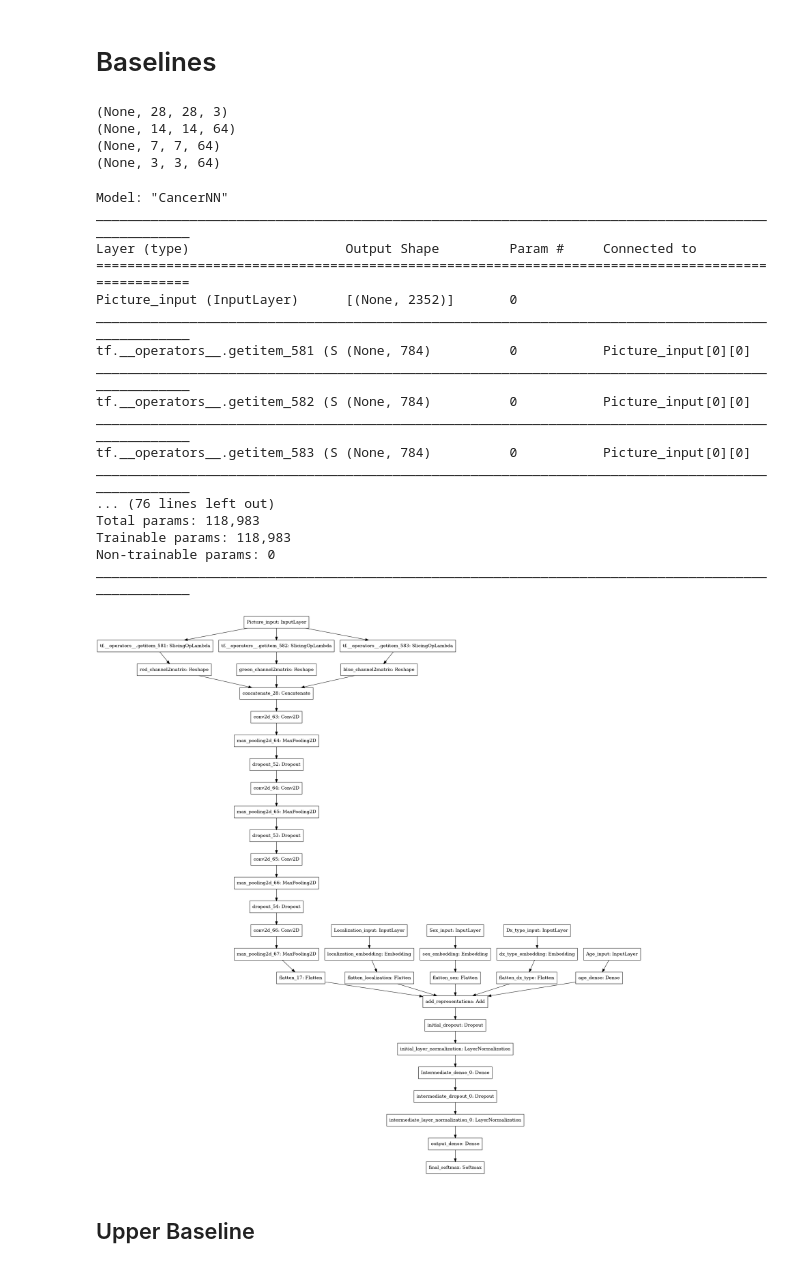
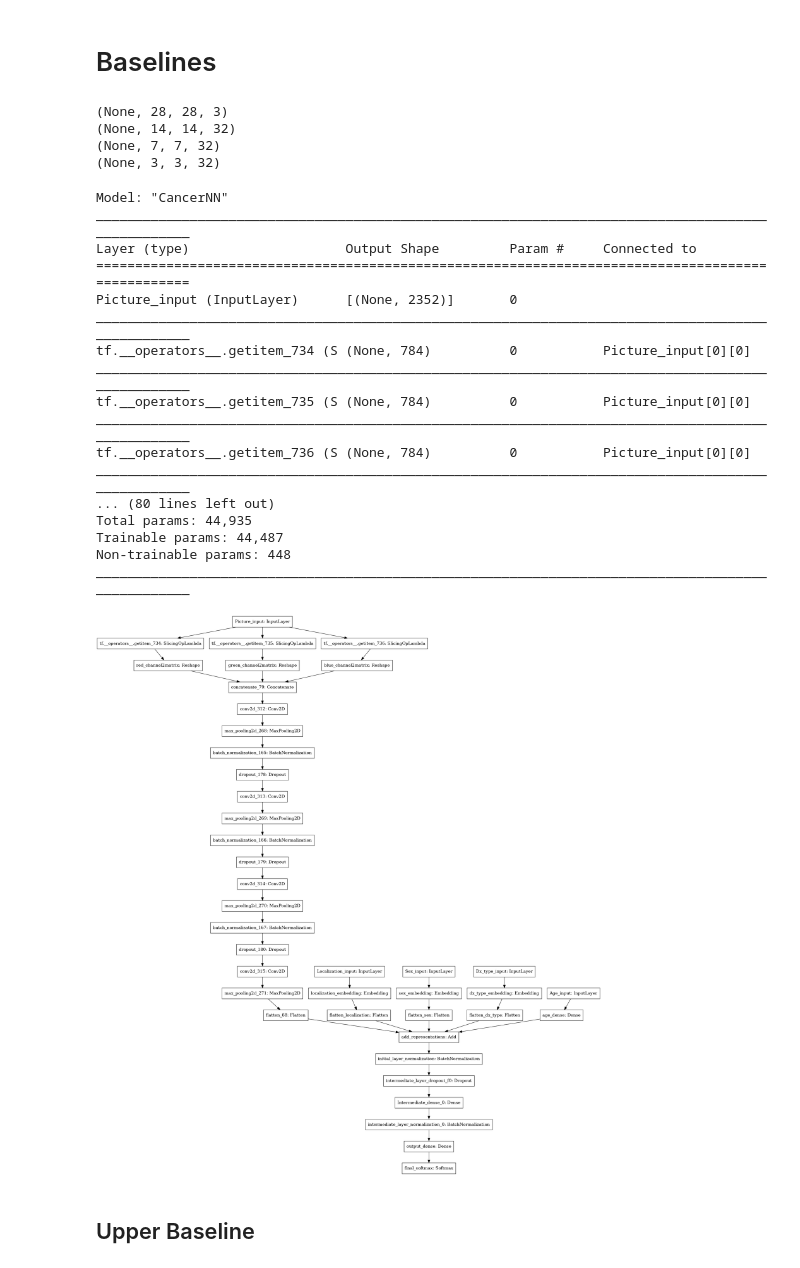
Before and after one commit to e-lubrini/pseudo-labelling, a Jupyter notebook: PseudoLabelingDemo.ipynb, the cells around one changed output. Saved outputs shown, nothing was run; the diff lists cells and outputs as text; code cells hidden in the pictures.

```diff
--- a/PseudoLabelingDemo.ipynb
+++ b/PseudoLabelingDemo.ipynb
@@ -395,12 +395,16 @@ class PrintLayer(keras.layers.Layer):
         tf.print(input_)
         return input_
 # %%
-filter_count = 64
-conv_layers_count = 3
+filter_count = 32
+conv_per_pooling = 1
+pooling_iterations = 3
+conv_dropout_rate = 0.4
+conv_activation = "relu"
 
 hidden_units = 64
 intermediate_layer_count = 1
-activations="tanh"
+activations="relu"
+dropout_rate = 0.3
 
 # Inputs
 localization_in = keras.Input(shape=1, name="Localization_input")
@@ -451,13 +455,16 @@ print(pic_rgb.shape)
 
 ### Apply convolutional reduction
 pic_rep = pic_rgb
-for conv_i in range(conv_layers_count):
-    pic_rep = keras.layers.Conv2D(filter_count,3,padding="same",activation=activations)(pic_rep)
+for pool_i in range(pooling_iterations):
+    for conv_i in range(conv_per_pooling):
+        pic_rep = keras.layers.Conv2D(filter_count,3,padding="same",activation=conv_activation)(pic_rep)
     pic_rep = keras.layers.MaxPool2D()(pic_rep)
-    pic_rep = keras.layers.Dropout(rate=0.3)(pic_rep)
+    pic_rep = keras.layers.BatchNormalization()(pic_rep)
+    pic_rep = keras.layers.Dropout(rate=conv_dropout_rate)(pic_rep)
     print(pic_rep.shape)
 
-pic_rep = keras.layers.Conv2D(hidden_units,3,padding="same",activation=activations)(pic_rep)
+### Last layer (fully convolutional)
+pic_rep = keras.layers.Conv2D(hidden_units,3,padding="same",activation=conv_activation)(pic_rep)
 pic_rep = keras.layers.MaxPool2D(pic_rep.shape[1:3])(pic_rep) # Pool everything left
 pic_rep = keras.layers.Flatten()(pic_rep)
 
@@ -470,18 +477,18 @@ input_representations = [localization_rep, sex_rep, dx_type_rep, age_rep, pic_re
 combined_rep = keras.layers.Add(name="add_representations")(input_representations)
 
 # Regularize
-combined_rep = keras.layers.Dropout(rate=0.2,
-                                    name="initial_dropout")(combined_rep)
-combined_rep = keras.layers.LayerNormalization(name="initial_layer_normalization")(combined_rep)
+combined_rep = keras.layers.BatchNormalization(name="initial_layer_normalization")(combined_rep)
+
 
 # Apply intermediate layers
 for i_layer in range(intermediate_layer_count):
+    combined_rep = keras.layers.Dropout(rate=dropout_rate,
+                                    name=f"intermediate_layer_dropout_f{i_layer}")(combined_rep)
     combined_rep = keras.layers.Dense(units=hidden_units,
                                       activation=activations,
                                       name=f"Intermediate_dense_{i_layer}")(combined_rep)
-    combined_rep = keras.layers.Dropout(rate=0.2,
-                                        name=f"intermediate_dropout_{i_layer}")(combined_rep)
-    combined_rep = keras.layers.LayerNormalization(name=f"intermediate_layer_normalization_{i_layer}")(combined_rep)
+    combined_rep = keras.layers.BatchNormalization(name=f"intermediate_layer_normalization_{i_layer}")(combined_rep)
+
 
 
 # Output layers
@@ -495,9 +502,9 @@ output = keras.layers.Softmax(name="final_softmax")(output)
 model = keras.Model(inputs=[localization_in, sex_in, dx_type_in, age_in, pics_in], outputs=output, name="CancerNN")
 # %% [output]
 (None, 28, 28, 3)
-(None, 14, 14, 64)
-(None, 7, 7, 64)
-(None, 3, 3, 64)
+(None, 14, 14, 32)
+(None, 7, 7, 32)
+(None, 3, 3, 32)
 # %%
 model.summary()
 # %% [output]
@@ -507,21 +514,21 @@ Layer (type)                    Output Shape         Param #     Connected to
 ==================================================================================================
 Picture_input (InputLayer)      [(None, 2352)]       0
 __________________________________________________________________________________________________
-tf.__operators__.getitem_581 (S (None, 784)          0           Picture_input[0][0]
+tf.__operators__.getitem_734 (S (None, 784)          0           Picture_input[0][0]
 __________________________________________________________________________________________________
-tf.__operators__.getitem_582 (S (None, 784)          0           Picture_input[0][0]
+tf.__operators__.getitem_735 (S (None, 784)          0           Picture_input[0][0]
 __________________________________________________________________________________________________
-tf.__operators__.getitem_583 (S (None, 784)          0           Picture_input[0][0]
+tf.__operators__.getitem_736 (S (None, 784)          0           Picture_input[0][0]
 __________________________________________________________________________________________________
-... (76 lines left out)
-Total params: 118,983
-Trainable params: 118,983
-Non-trainable params: 0
+... (80 lines left out)
+Total params: 44,935
+Trainable params: 44,487
+Non-trainable params: 448
 __________________________________________________________________________________________________
 # %%
-keras.utils.plot_model(model, expand_nested=True)
+keras.utils.plot_model(model)
 # %% [output]
-[figure, old version]
+[figure, new version]
 # %%
 model.compile(loss=keras.losses.SparseCategoricalCrossentropy(),
             optimizer=keras.optimizers.Adam(),
```
Also changed, not shown: parts of 5 cells of this notebook, 1 other file.
